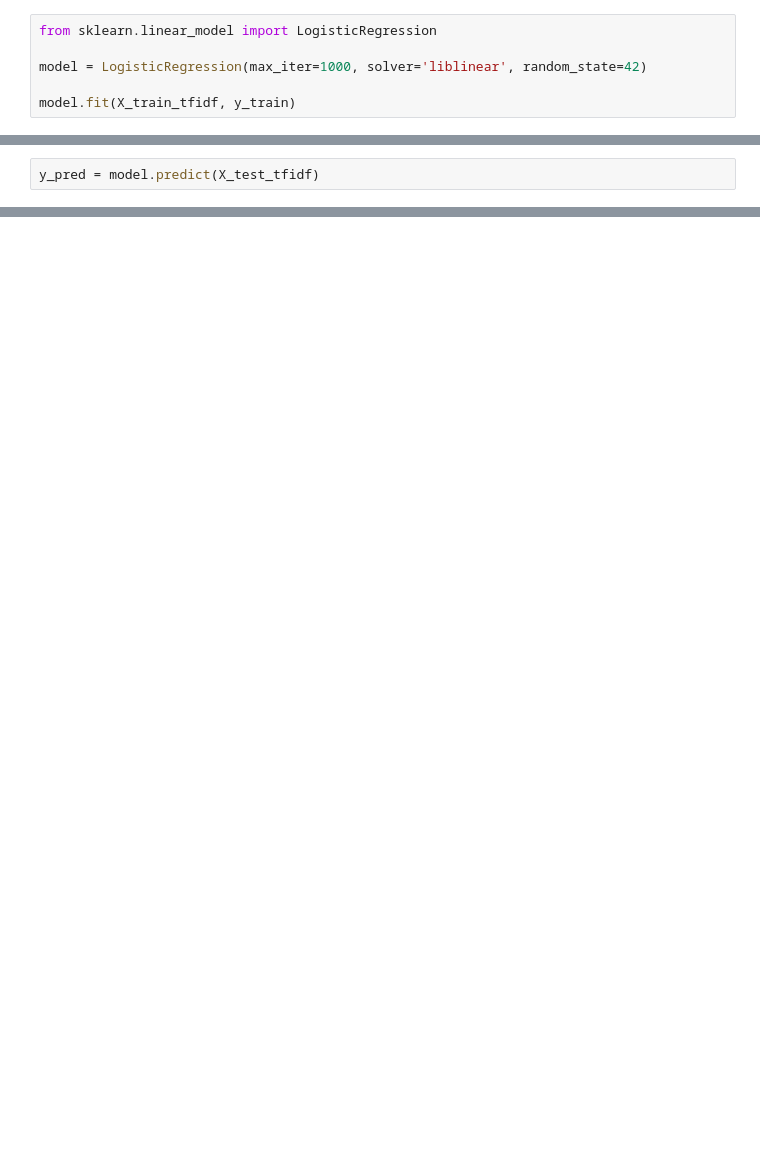
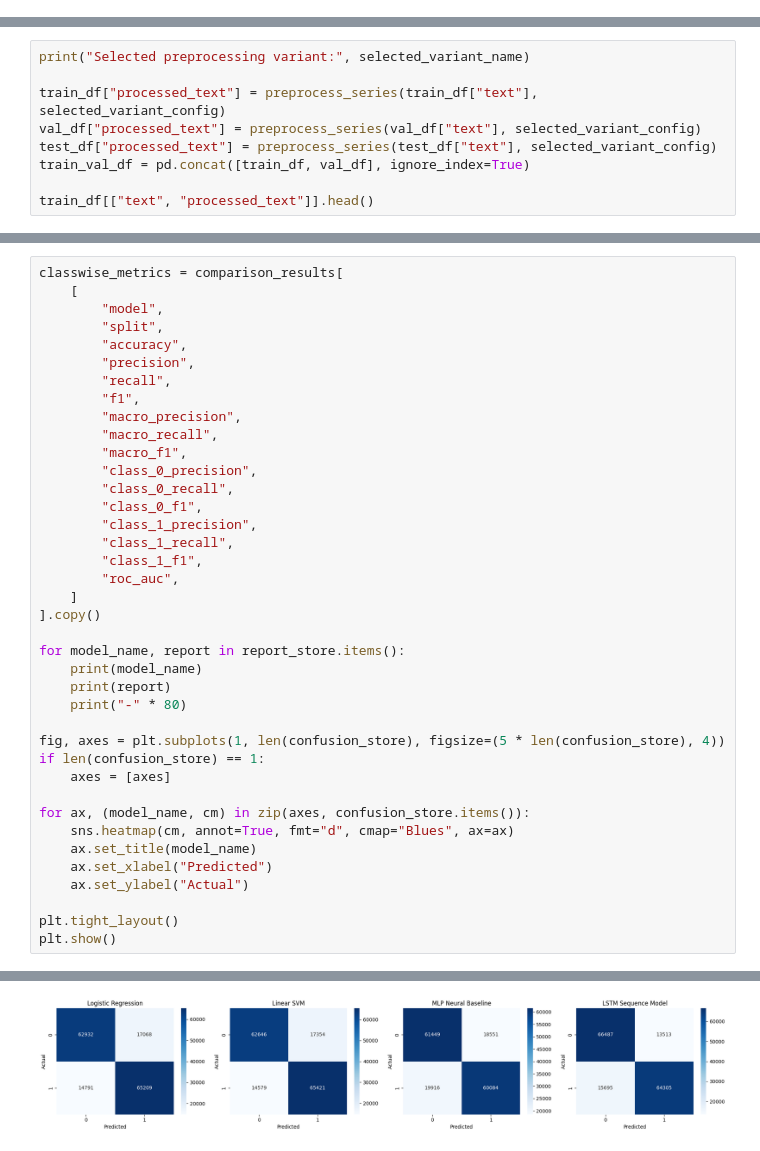
Before and after one commit to mcisaura/DA2-twitter-sentiment-analysis, a Jupyter notebook: SentimentsProject.ipynb, the cells around one changed output, grey strips where cells are left out. Drawn from its saved outputs; the diff is of its cells as text; blank space fills up the shorter version.

Commit message:
Update final report, notebook, and experiment outputs

```diff
--- a/SentimentsProject.ipynb
+++ b/SentimentsProject.ipynb
@@ -123,6 +0,0 @@ X_train_tfidf.shape
-# %%
-from sklearn.linear_model import LogisticRegression
-
-model = LogisticRegression(max_iter=1000, solver='liblinear', random_state=42)
-
-model.fit(X_train_tfidf, y_train)
@@ -131,2 +0,0 @@ LogisticRegression(max_iter=1000, random_state=42, solver='liblinear')
-# %%
-y_pred = model.predict(X_test_tfidf)
@@ -929,0 +354,9 @@ Final conclusion: the strongest models in this project were the classical TF-IDF
+# %%
+print("Selected preprocessing variant:", selected_variant_name)
+
+train_df["processed_text"] = preprocess_series(train_df["text"], selected_variant_config)
+val_df["processed_text"] = preprocess_series(val_df["text"], selected_variant_config)
+test_df["processed_text"] = preprocess_series(test_df["text"], selected_variant_config)
+train_val_df = pd.concat([train_df, val_df], ignore_index=True)
+
+train_df[["text", "processed_text"]].head()
@@ -929,0 +1154,40 @@ Final conclusion: the strongest models in this project were the classical TF-IDF
+# %%
+classwise_metrics = comparison_results[
+    [
+        "model",
+        "split",
+        "accuracy",
+        "precision",
+        "recall",
+        "f1",
+        "macro_precision",
+        "macro_recall",
+        "macro_f1",
+        "class_0_precision",
+        "class_0_recall",
+        "class_0_f1",
+        "class_1_precision",
+        "class_1_recall",
+        "class_1_f1",
+        "roc_auc",
+    ]
+].copy()
+
+for model_name, report in report_store.items():
+    print(model_name)
+    print(report)
+    print("-" * 80)
+
+fig, axes = plt.subplots(1, len(confusion_store), figsize=(5 * len(confusion_store), 4))
+if len(confusion_store) == 1:
+    axes = [axes]
+
+for ax, (model_name, cm) in zip(axes, confusion_store.items()):
+    sns.heatmap(cm, annot=True, fmt="d", cmap="Blues", ax=ax)
+    ax.set_title(model_name)
+    ax.set_xlabel("Predicted")
+    ax.set_ylabel("Actual")
+
+plt.tight_layout()
+plt.show()
+# %% [output]
@@ -929,0 +1211 @@ Final conclusion: the strongest models in this project were the classical TF-IDF
+[figure, added]
```
Also changed, not shown: parts of 47 cells of this notebook, 31 other files.
